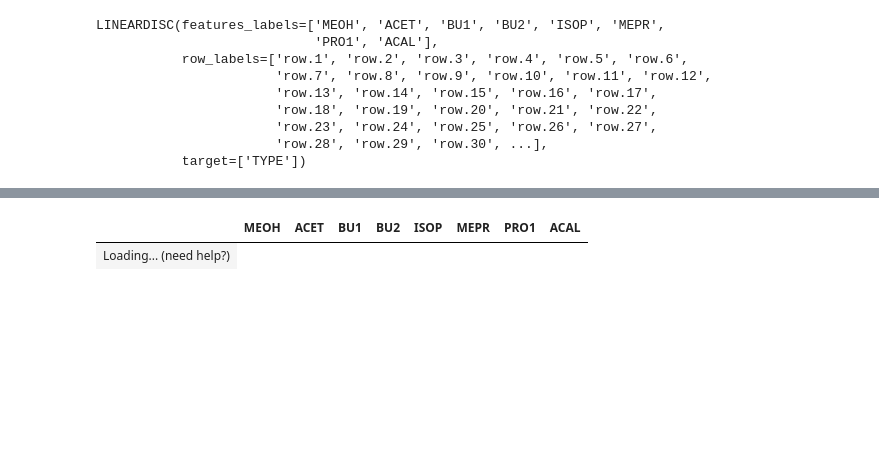
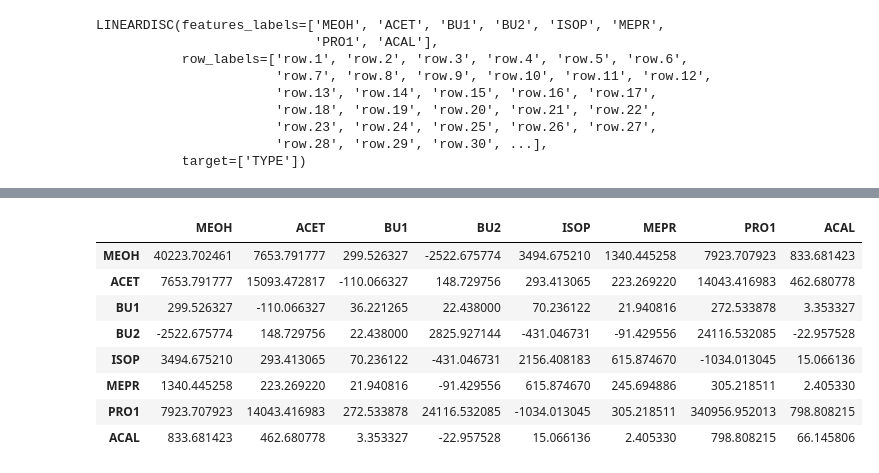
Before and after one commit to enfantbenidedieu/scientisttools, a Jupyter notebook: lda_example.ipynb, the cells around one changed output, grey strips where cells are left out. Cells and saved outputs as stored; diff of their text form; code cells hidden in the pictures; blank space fills up the shorter version.

```diff
--- a/lda_example.ipynb
+++ b/lda_example.ipynb
@@ -65,9 +91,16 @@ show(lda.bcov_,lengthMenu=[5,10,25,50,100])
 # %%
 # Within covariance matrix
-show(lda.wcov_,lengthMenu=[5,10,25,50,100])
+lda.wcov_
 # %% [output]
 |  | MEOH | ACET | BU1 | BU2 | ISOP | MEPR | PRO1 | ACAL |
-| Loading... (need help?) |
+| MEOH | 40223.702461 | 7653.791777 | 299.526327 | -2522.675774 | 3494.675210 | 1340.445258 | 7923.707923 | 833.681423 |
+| ACET | 7653.791777 | 15093.472817 | -110.066327 | 148.729756 | 293.413065 | 223.269220 | 14043.416983 | 462.680778 |
+| BU1 | 299.526327 | -110.066327 | 36.221265 | 22.438000 | 70.236122 | 21.940816 | 272.533878 | 3.353327 |
+| BU2 | -2522.675774 | 148.729756 | 22.438000 | 2825.927144 | -431.046731 | -91.429556 | 24116.532085 | -22.957528 |
+| ISOP | 3494.675210 | 293.413065 | 70.236122 | -431.046731 | 2156.408183 | 615.874670 | -1034.013045 | 15.066136 |
+| MEPR | 1340.445258 | 223.269220 | 21.940816 | -91.429556 | 615.874670 | 245.694886 | 305.218511 | 2.405330 |
+| PRO1 | 7923.707923 | 14043.416983 | 272.533878 | 24116.532085 | -1034.013045 | 305.218511 | 340956.952013 | 798.808215 |
+| ACAL | 833.681423 | 462.680778 | 3.353327 | -22.957528 | 15.066136 | 2.405330 | 798.808215 | 66.145806 |
 # %%
 lda.gmean_
 # %% [output]
```
Also changed, not shown: parts of 33 cells of this notebook, 1 other file.
